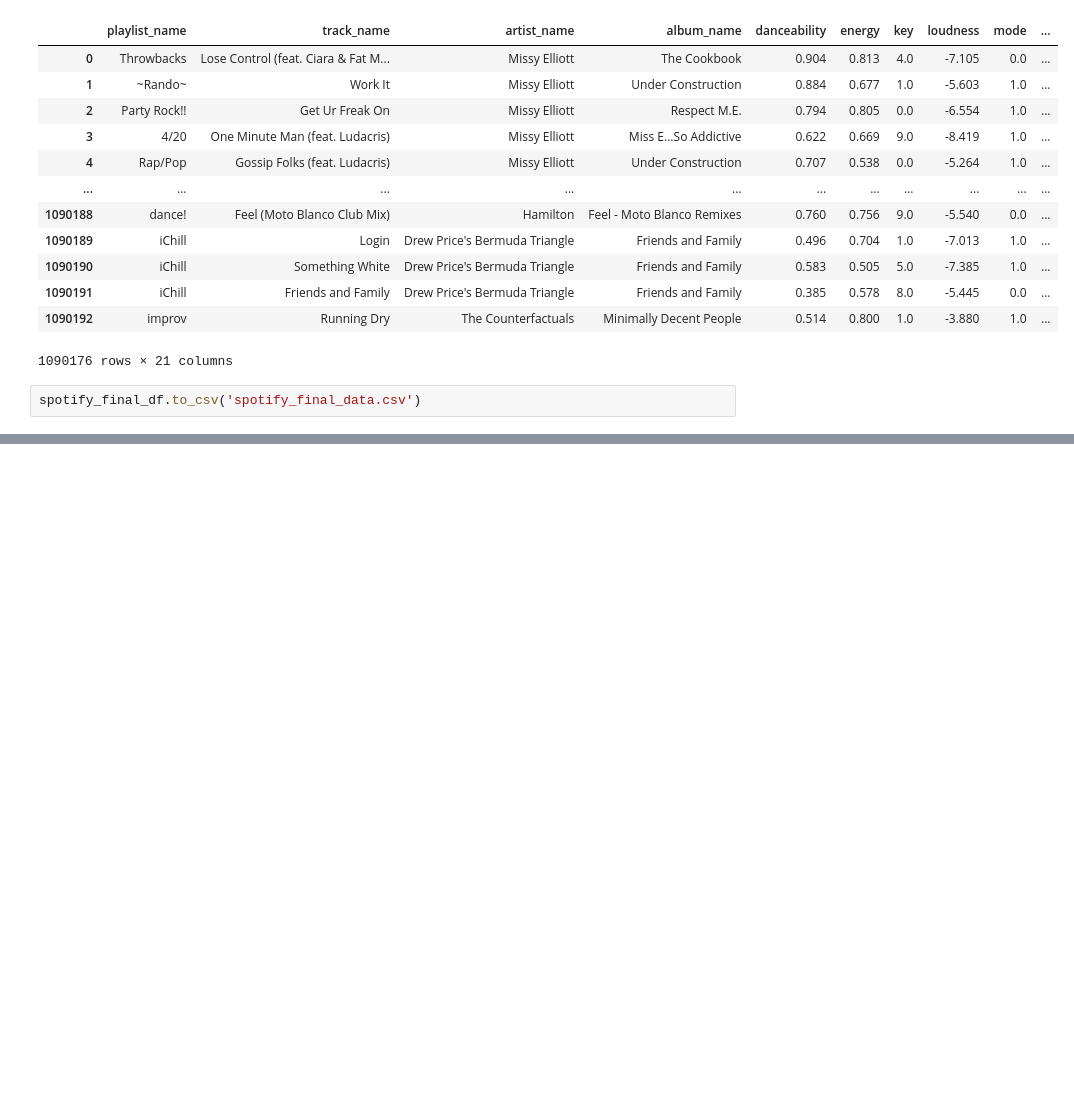
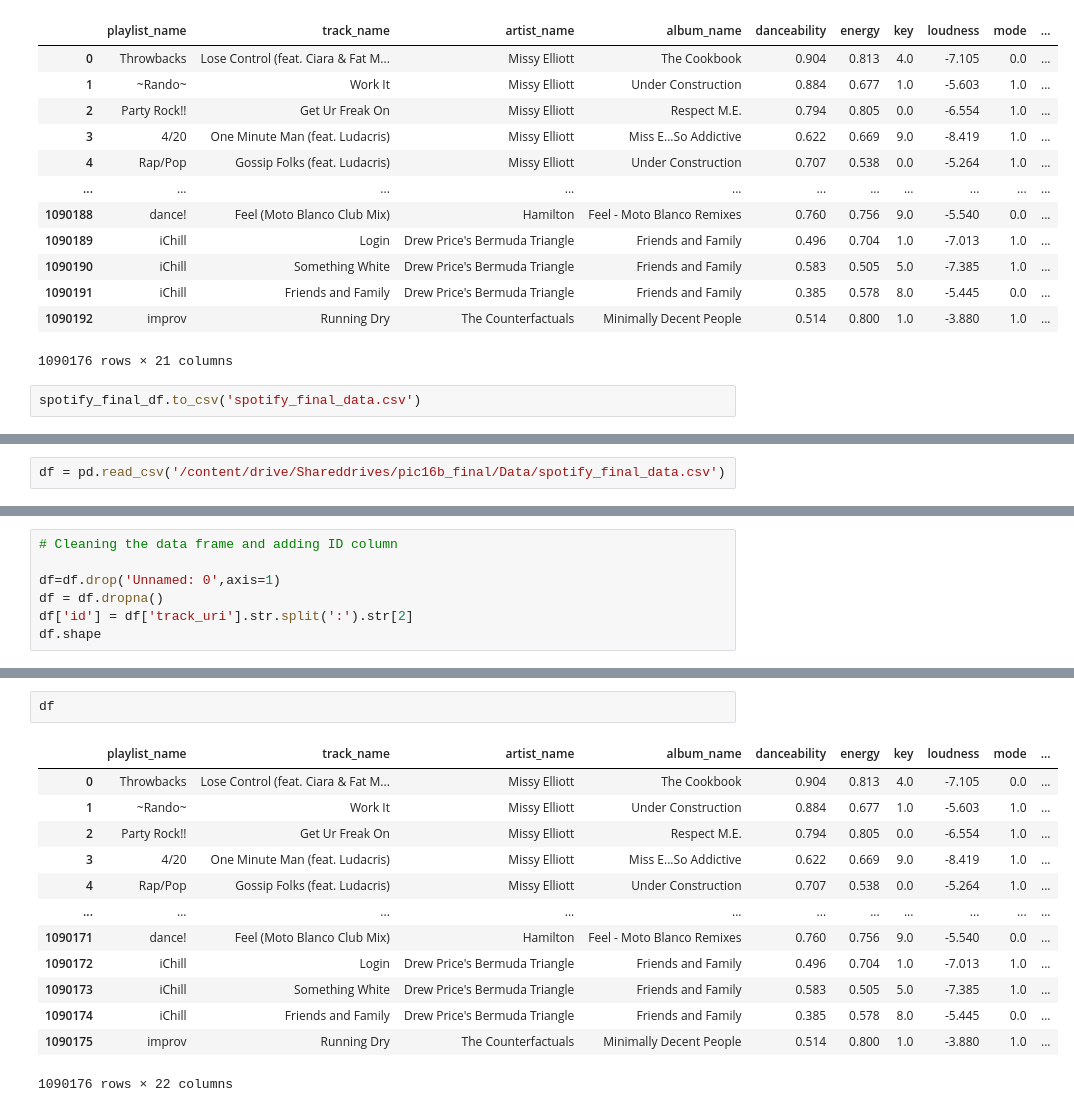
Before and after one commit to kangelaa/music-rec-system, a Jupyter notebook: data_acquisition_pipeline.ipynb, the cells around one changed output, grey strips where cells are left out. Cells and saved outputs as stored; diff of their text form; blank space fills up the shorter version.

```diff
--- a/data_acquisition_pipeline.ipynb
+++ b/data_acquisition_pipeline.ipynb
@@ -732,0 +773,2 @@ spotify_final_df.to_csv('spotify_final_data.csv')
+# %%
+df = pd.read_csv('/content/drive/Shareddrives/pic16b_final/Data/spotify_final_data.csv')
@@ -732,0 +788,7 @@ spotify_final_df.to_csv('spotify_final_data.csv')
+# %%
+# Cleaning the data frame and adding ID column
+
+df=df.drop('Unnamed: 0',axis=1)
+df = df.dropna()
+df['id'] = df['track_uri'].str.split(':').str[2]
+df.shape
@@ -732,0 +806,16 @@ spotify_final_df.to_csv('spotify_final_data.csv')
+# %%
+df
+# %% [output]
+|  | playlist_name | track_name | artist_name | album_name | danceability | energy | key | loudness | mode | ... |
+| 0 | Throwbacks | Lose Control (feat. Ciara & Fat M... | Missy Elliott | The Cookbook | 0.904 | 0.813 | 4.0 | -7.105 | 0.0 | ... |
+| 1 | ~Rando~ | Work It | Missy Elliott | Under Construction | 0.884 | 0.677 | 1.0 | -5.603 | 1.0 | ... |
+| 2 | Party Rock!! | Get Ur Freak On | Missy Elliott | Respect M.E. | 0.794 | 0.805 | 0.0 | -6.554 | 1.0 | ... |
+| 3 | 4/20 | One Minute Man (feat. Ludacris) | Missy Elliott | Miss E...So Addictive | 0.622 | 0.669 | 9.0 | -8.419 | 1.0 | ... |
+| 4 | Rap/Pop | Gossip Folks (feat. Ludacris) | Missy Elliott | Under Construction | 0.707 | 0.538 | 0.0 | -5.264 | 1.0 | ... |
+| ... | ... | ... | ... | ... | ... | ... | ... | ... | ... | ... |
+| 1090171 | dance! | Feel (Moto Blanco Club Mix) | Hamilton | Feel - Moto Blanco Remixes | 0.760 | 0.756 | 9.0 | -5.540 | 0.0 | ... |
+| 1090172 | iChill | Login | Drew Price's Bermuda Triangle | Friends and Family | 0.496 | 0.704 | 1.0 | -7.013 | 1.0 | ... |
+| 1090173 | iChill | Something White | Drew Price's Bermuda Triangle | Friends and Family | 0.583 | 0.505 | 5.0 | -7.385 | 1.0 | ... |
+| 1090174 | iChill | Friends and Family | Drew Price's Bermuda Triangle | Friends and Family | 0.385 | 0.578 | 8.0 | -5.445 | 0.0 | ... |
+| 1090175 | improv | Running Dry | The Counterfactuals | Minimally Decent People | 0.514 | 0.800 | 1.0 | -3.880 | 1.0 | ... |
+1090176 rows × 22 columns
```
Also changed, not shown: parts of 27 cells of this notebook.
